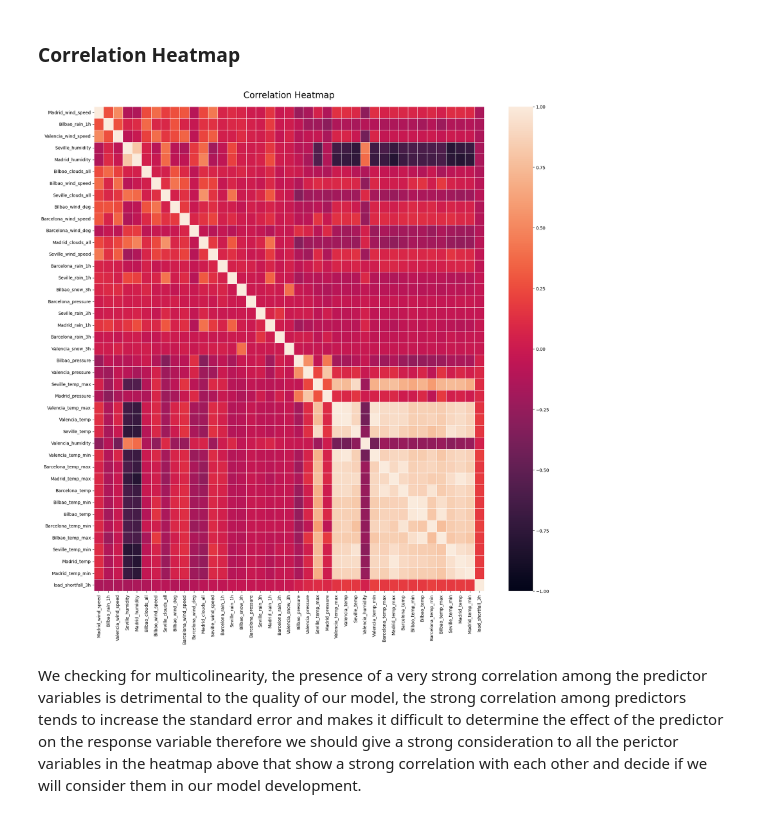
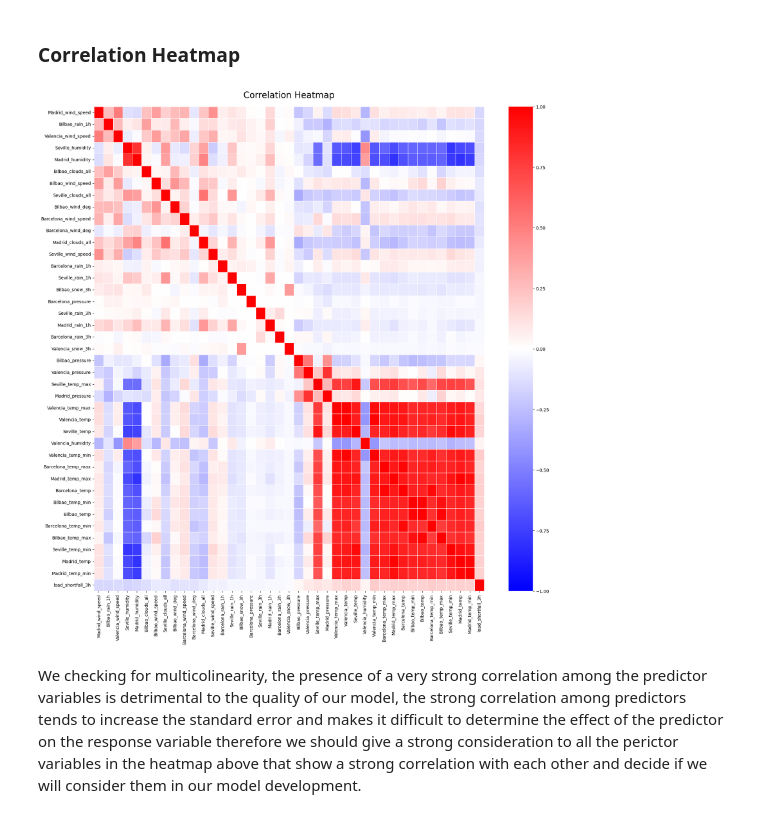
Before and after one commit to queen9921/advanced_regression, a Jupyter notebook: starter-notebook.ipynb, the cells around one changed output. Cells and saved outputs as stored; diff of their text form; code cells hidden in the pictures.

Commit message:
Updated the heatmap colour map

```diff
--- a/starter-notebook.ipynb
+++ b/starter-notebook.ipynb
@@ -347,10 +347,10 @@ df_corr.corr(numeric_only = True)
 ### Correlation Heatmap
 # %%
 plt.figure(figsize=(20, 20))
-heatmap = sns.heatmap(df_corr.corr(numeric_only = True), vmin=-1, vmax=1, linewidths=0.5)
+heatmap = sns.heatmap(df_corr.corr(numeric_only = True), vmin=-1, vmax=1, linewidths=0.5, cmap = "bwr")
 heatmap.set_title('Correlation Heatmap', fontdict={'fontsize':20}, pad=20);
 # %% [output]
-[figure, old version]
+[figure, new version]
 # %% [markdown]
 We checking for multicolinearity, the presence of a very strong correlation among the predictor variables is detrimental to the quality of our model, the strong correlation among predictors tends to increase the standard error and makes it difficult to determine the effect of the predictor on the response variable therefore we should give a strong consideration to all the perictor variables in the heatmap above that show a strong correlation with each other and decide if we will consider them in our model development.
 # %% [markdown]
```
